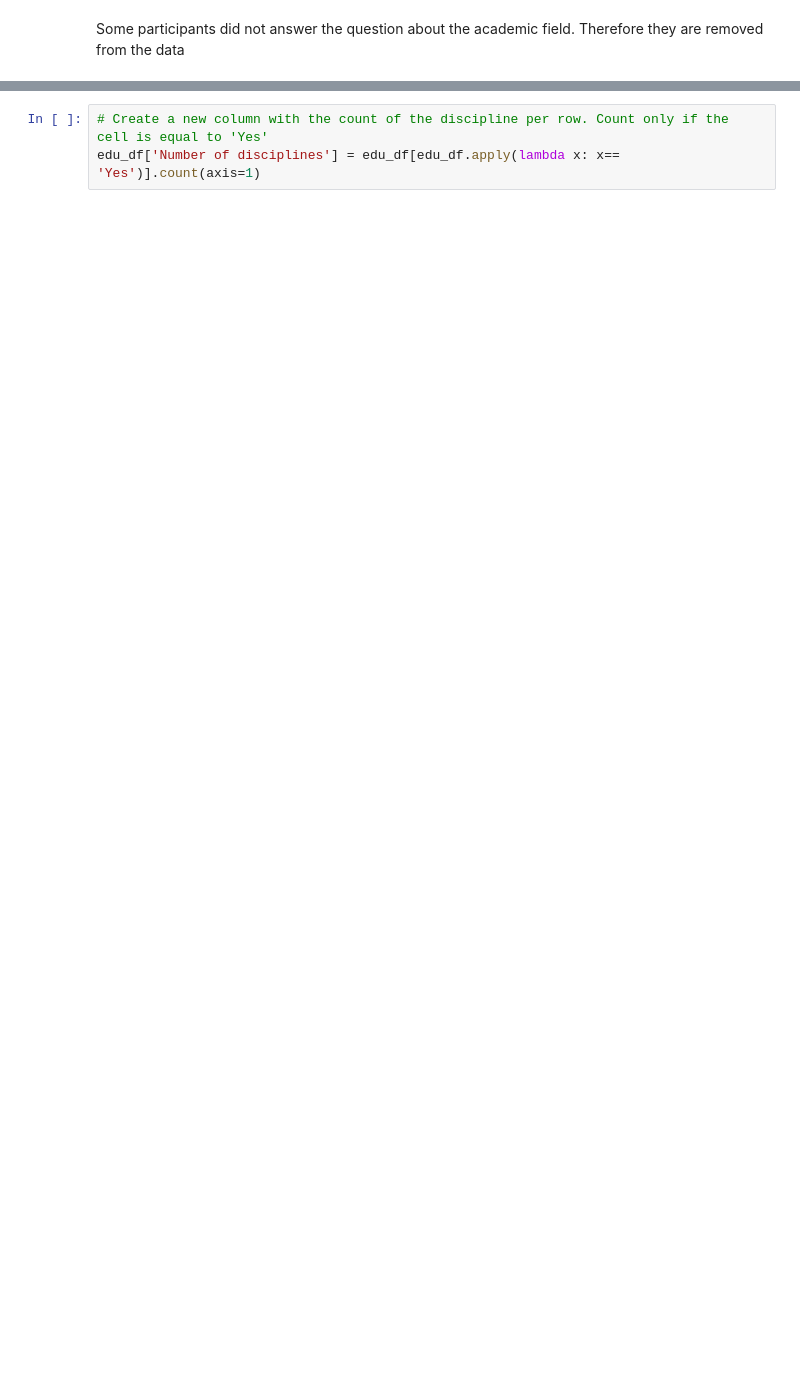
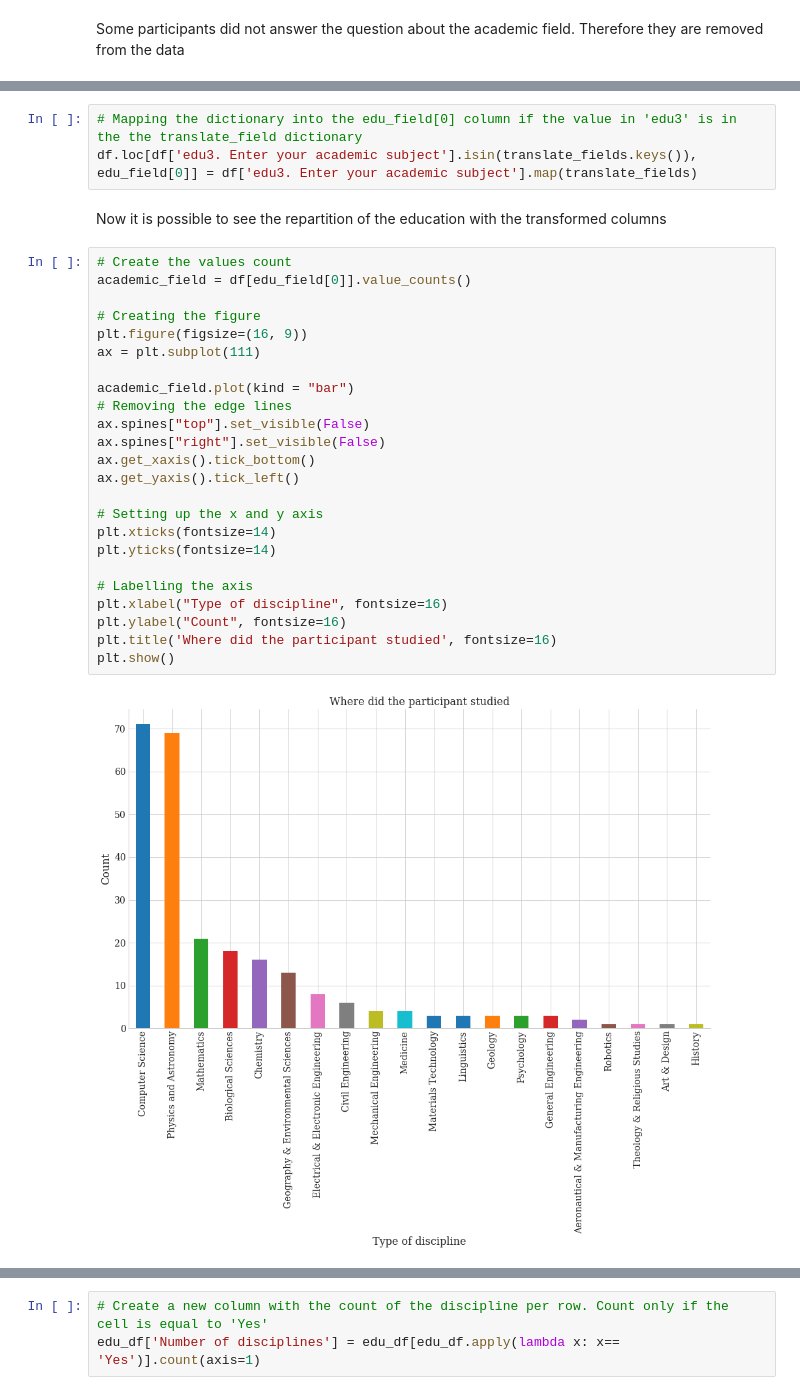
Before and after one commit to softwaresaved/survey_additional_analysis, a Jupyter notebook: Interdisciplinary aspects of Research Software Engineers in Uk.ipynb, the cells around one changed output, grey strips where cells are left out. Cells and saved outputs as stored; diff of their text form; blank space fills up the shorter version.

```diff
--- a/Interdisciplinary aspects of Research Software Engineers in Uk.ipynb
+++ b/Interdisciplinary aspects of Research Software Engineers in Uk.ipynb
@@ -112,0 +199,31 @@ Some participants did not answer the question about the academic field. Therefor
+# %%
+# Mapping the dictionary into the edu_field[0] column if the value in 'edu3' is in the the translate_field dictionary
+df.loc[df['edu3. Enter your academic subject'].isin(translate_fields.keys()), edu_field[0]] = df['edu3. Enter your academic subject'].map(translate_fields)
+# %% [markdown]
+Now it is possible to see the repartition of the education with the transformed columns
+# %%
+# Create the values count
+academic_field = df[edu_field[0]].value_counts()
+
+# Creating the figure
+plt.figure(figsize=(16, 9))
+ax = plt.subplot(111)
+
+academic_field.plot(kind = "bar")
+# Removing the edge lines
+ax.spines["top"].set_visible(False)
+ax.spines["right"].set_visible(False)
+ax.get_xaxis().tick_bottom()
+ax.get_yaxis().tick_left()
+
+# Setting up the x and y axis
+plt.xticks(fontsize=14)
+plt.yticks(fontsize=14)
+
+# Labelling the axis
+plt.xlabel("Type of discipline", fontsize=16)
+plt.ylabel("Count", fontsize=16)
+plt.title('Where did the participant studied', fontsize=16)
+plt.show()
+# %% [output]
+[figure, added]
```
Also changed, not shown: parts of 27 cells of this notebook.
